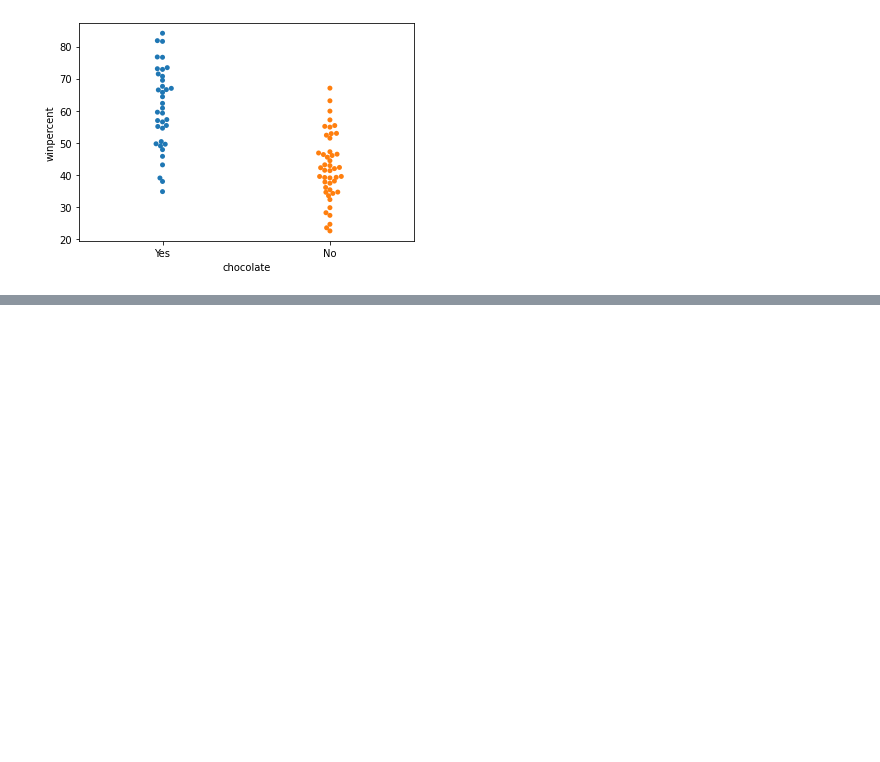
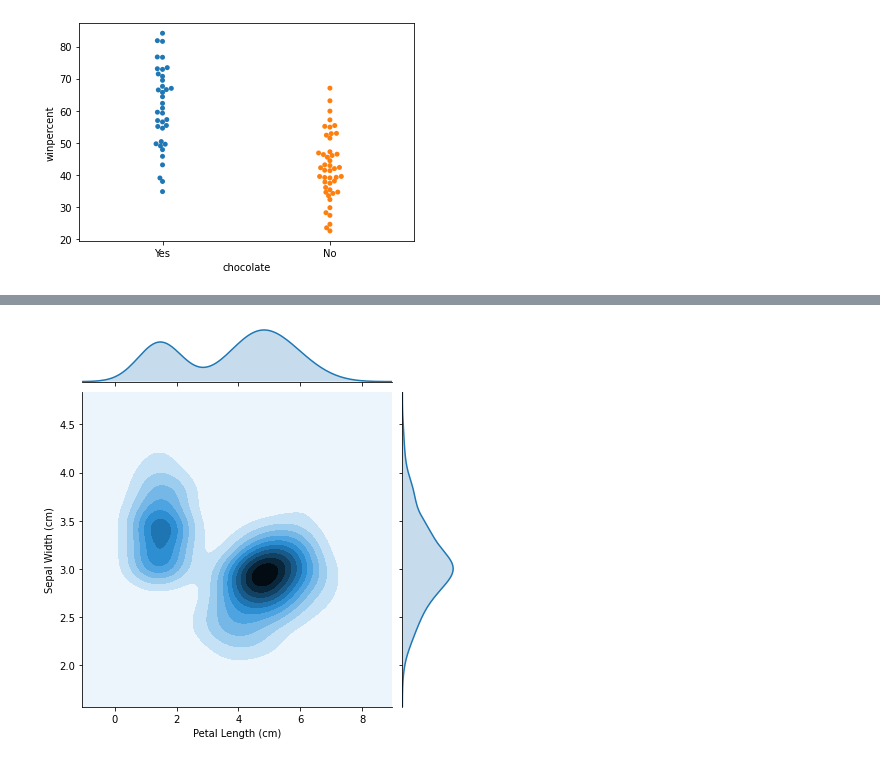
Before and after one commit to dddiiirrr3/ml, a Jupyter notebook: seaborn.ipynb, the cells around one changed output, grey strips where cells are left out. Saved outputs shown, nothing was run; the diff lists cells and outputs as text; code cells hidden in the pictures; blank space fills up the shorter version.

```diff
--- a/seaborn.ipynb
+++ b/seaborn.ipynb
@@ -260,0 +293,5 @@ sns.swarmplot(x=candy['chocolate'], y=candy['winpercent']);
+# %%
+# 2d kde
+sns.jointplot(x=iris['Petal Length (cm)'], y=iris['Sepal Width (cm)'], kind='kde');
+# %% [output]
+[figure, added]
```
Also changed, not shown: parts of 7 cells of this notebook.
